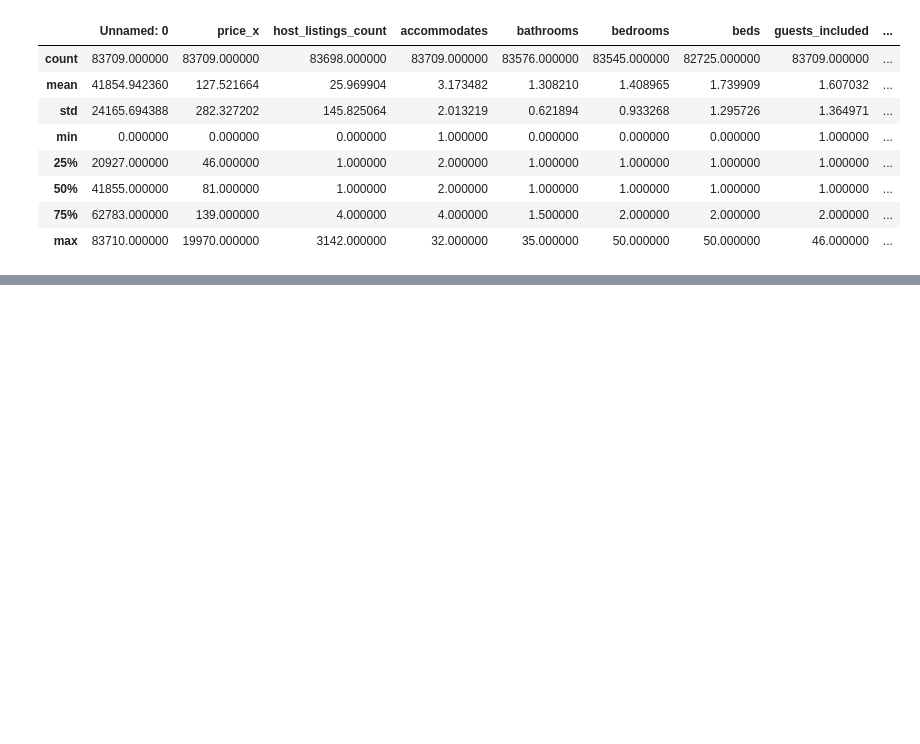
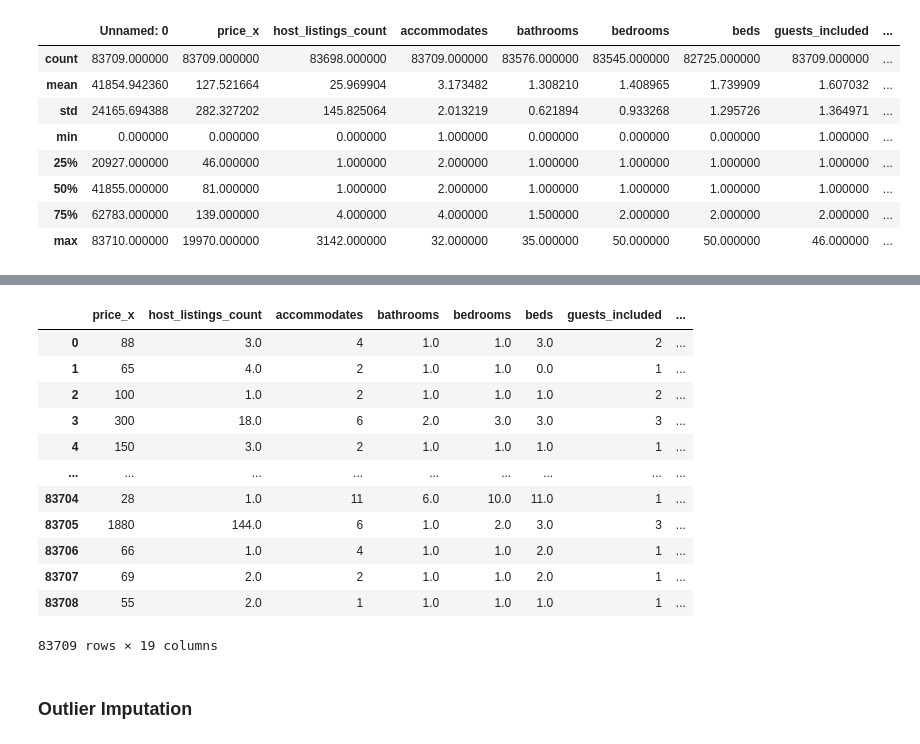
Before and after one commit to AkarshBhaskar/Exploratory-Data-Analysis-on-Datasets, a Jupyter notebook: London Air BNB/Analysis on LondonAirBNB.ipynb, the cells around one changed output, grey strips where cells are left out. Cells and saved outputs as stored; diff of their text form; code cells hidden in the pictures; blank space fills up the shorter version.

```diff
--- a/London Air BNB/Analysis on LondonAirBNB.ipynb
+++ b/London Air BNB/Analysis on LondonAirBNB.ipynb
@@ -142,0 +152,9 @@ memory usage: 25.5+ MB
+# %%
+outlier_cols=[]
+for i in num_cols:
+    iqr=df[i].quantile(0.75)-df[i].quantile(0.25)
+    higher_range=df[i].quantile(0.75)+(1.5*iqr)
+    lower_range=df[i].quantile(0.25)-(1.5*iqr)
+    if df[i][df[i]<lower_range].count()>0 or df[i][df[i]>higher_range].count()>0:
+        outlier_cols.append(i)
+outlier_cols
@@ -142,0 +183,12 @@ memory usage: 25.5+ MB
+# %%
+for i in num_null_cols:
+    if i in outlier_cols:
+        df[i]=df[i].fillna(df[i].median())
+    else:
+        df[i]=df[i].fillna(df[i].mean())
+# %%
+for i in num_null_cols:
+    if df[i].isnull().sum()>0:
+        print(True)
+    else:
+        print(False)
@@ -142,0 +204,3 @@ memory usage: 25.5+ MB
+# %%
+for i in cat_null_cols:
+    df[i]=df[i].fillna(df[i].mode()[0])
@@ -142,0 +221,18 @@ memory usage: 25.5+ MB
+# %%
+df[outlier_cols]
+# %% [output]
+|  | price_x | host_listings_count | accommodates | bathrooms | bedrooms | beds | guests_included | ... |
+| 0 | 88 | 3.0 | 4 | 1.0 | 1.0 | 3.0 | 2 | ... |
+| 1 | 65 | 4.0 | 2 | 1.0 | 1.0 | 0.0 | 1 | ... |
+| 2 | 100 | 1.0 | 2 | 1.0 | 1.0 | 1.0 | 2 | ... |
+| 3 | 300 | 18.0 | 6 | 2.0 | 3.0 | 3.0 | 3 | ... |
+| 4 | 150 | 3.0 | 2 | 1.0 | 1.0 | 1.0 | 1 | ... |
+| ... | ... | ... | ... | ... | ... | ... | ... | ... |
+| 83704 | 28 | 1.0 | 11 | 6.0 | 10.0 | 11.0 | 1 | ... |
+| 83705 | 1880 | 144.0 | 6 | 1.0 | 2.0 | 3.0 | 3 | ... |
+| 83706 | 66 | 1.0 | 4 | 1.0 | 1.0 | 2.0 | 1 | ... |
+| 83707 | 69 | 2.0 | 2 | 1.0 | 1.0 | 2.0 | 1 | ... |
+| 83708 | 55 | 2.0 | 1 | 1.0 | 1.0 | 1.0 | 1 | ... |
+83709 rows × 19 columns
+# %% [markdown]
+### Outlier Imputation
```
Also changed, not shown: parts of 27 cells of this notebook.
